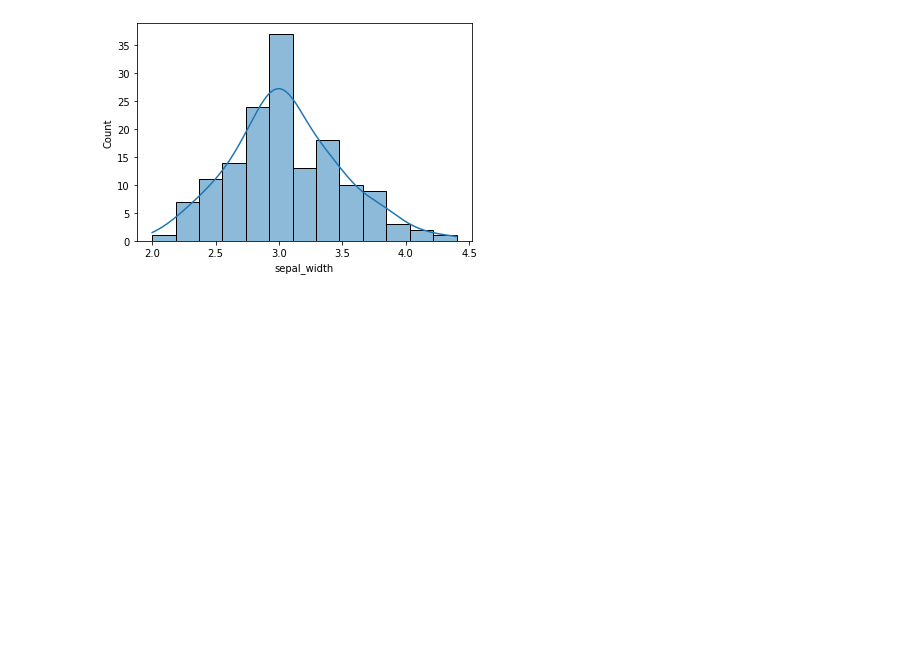
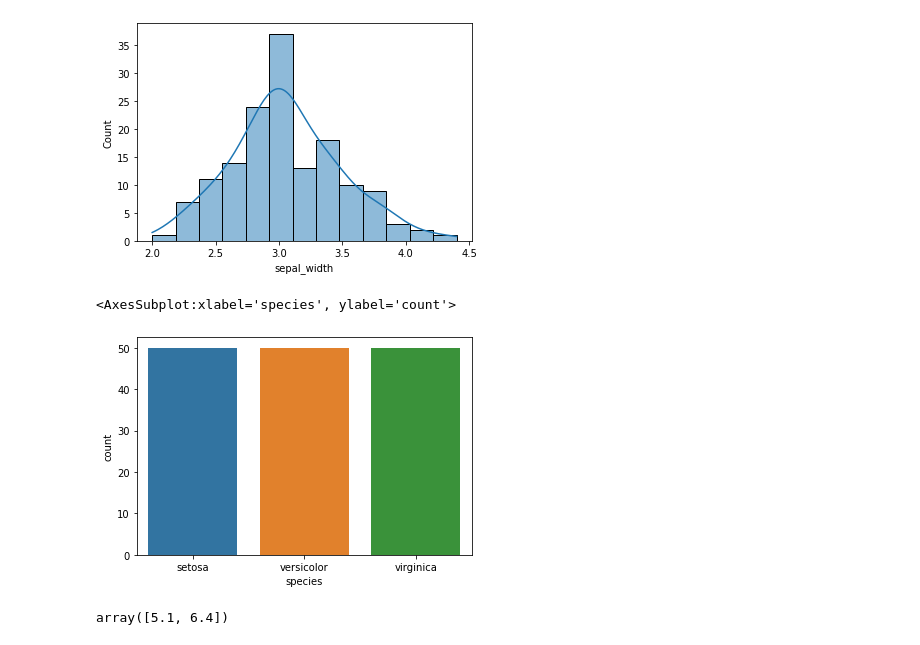
Before and after one commit to Piyush-Choudhary3757/Statistics-ineuron.ai-course-Mega-Community-Live, a Jupyter notebook: Code/day-3 1st code.ipynb, the cells around one changed output. Cells and saved outputs as stored; diff of their text form; code cells hidden in the pictures; blank space fills up the shorter version.

```diff
--- a/Code/day-3 1st code.ipynb
+++ b/Code/day-3 1st code.ipynb
@@ -62,3 +63,15 @@ sns.histplot(df1['sepal_width'],kde=True)
 # %% [output]
 <AxesSubplot:xlabel='sepal_width', ylabel='Count'>
 [figure]
+# %%
+#Bar plot
+sns.countplot(df1['species'])
+# %% [output]
+<AxesSubplot:xlabel='species', ylabel='count'>
+[figure, added]
+# %%
+#percentiles
+np.percentile(df1['sepal_length'],[25,75])
+#IQR 6.4-5.1
+# %% [output]
+array([5.1, 6.4])
```
Also changed, not shown: parts of 1 cell of this notebook.
